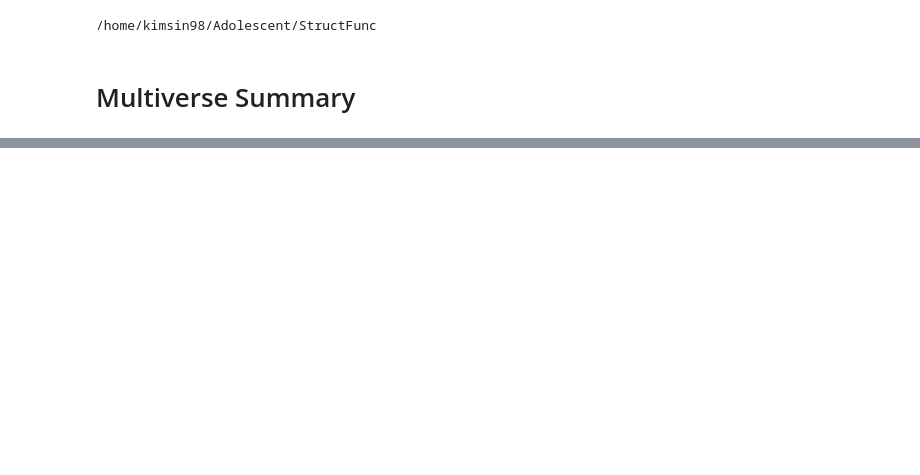
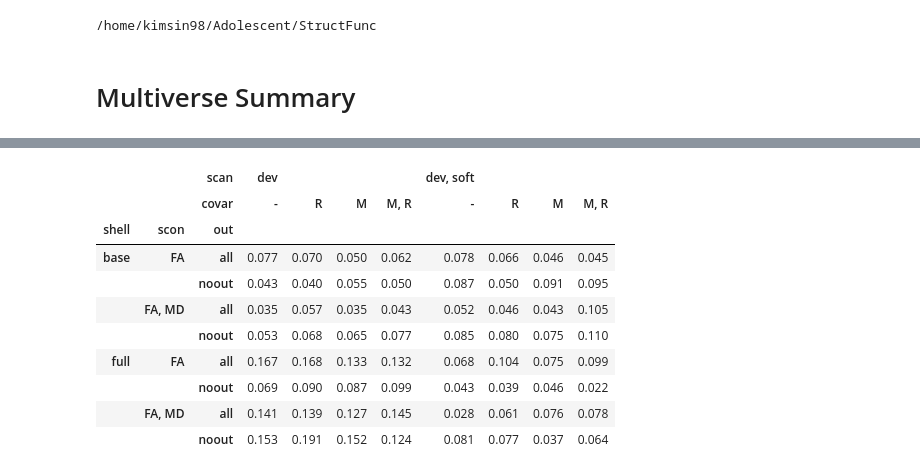
Before and after one commit to AKSoo/StructFunc, a Jupyter notebook: code/Multiverse.ipynb, the cells around one changed output, grey strips where cells are left out. Cells and saved outputs as stored; diff of their text form; code cells hidden in the pictures; blank space fills up the shorter version.

Commit message:
multiverse results

```diff
--- a/code/Multiverse.ipynb
+++ b/code/Multiverse.ipynb
@@ -64,0 +45,55 @@ dtype: float64
+# %%
+series = test['SC_test'].copy()
+index = pd.MultiIndex.from_tuples(series.index.str.split('-', expand=True),
+                                  names=['shell', 'covar', 'scan', 'scon', 'out'])
+series.index = index
+# %%
+covar_order = {'':0, 'r':1, 'm':2, 'mr':3}
+def covar_key(index):
+    return pd.Index([covar_order[i] for i in index],
+                    name=index.name)
+
+SC_test_2d = (series.unstack(['scan', 'covar'])
+              .sort_index(axis=1, level='covar', key=covar_key)
+              .sort_index(axis=1, level='scan', sort_remaining=False)
+              .rename(columns={'':'-', 'm':'M', 'mr':'M, R', 'r':'R', 'devsoft':'dev, soft'},
+                      index={'fa': 'FA', 'famd':'FA, MD'}))
+# %%
+styles = []
+styles.append({
+    'selector': '.index_name',
+    'props': 'font-style: italic; color: black; background-color: darkgrey;'
+})
+styles.append({
+    'selector': 'th:not(.index_name)',
+    'props': 'text-align: center; color: black; background-color: white;'
+})
+styles.append({
+    'selector': 'th.row_heading',
+    'props': 'border-top: 1px solid black;'
+})
+styles.append({
+    'selector': 'th.col_heading',
+    'props': 'border-left: 1px solid black;'
+})
+for c in range(len(SC_test_2d.columns)):
+    styles.append({
+        'selector': f'th.blank.col{c}',
+        'props': 'border-left: 1px solid black;'
+    })
+
+(SC_test_2d.style.format(precision=3).set_table_styles(styles)
+ .set_properties(**{'width':'4em', 'text-align':'center'})
+ .background_gradient(cmap='OrRd', vmin=0, vmax=0.5))
+# %% [output]
+|  |  | scan | dev |  |  |  | dev, soft |  |  |  |
+|  |  | covar | - | R | M | M, R | - | R | M | M, R |
+| shell | scon | out |  |  |  |  |  |  |  |  |
+| base | FA | all | 0.077 | 0.070 | 0.050 | 0.062 | 0.078 | 0.066 | 0.046 | 0.045 |
+|  |  | noout | 0.043 | 0.040 | 0.055 | 0.050 | 0.087 | 0.050 | 0.091 | 0.095 |
+|  | FA, MD | all | 0.035 | 0.057 | 0.035 | 0.043 | 0.052 | 0.046 | 0.043 | 0.105 |
+|  |  | noout | 0.053 | 0.068 | 0.065 | 0.077 | 0.085 | 0.080 | 0.075 | 0.110 |
+| full | FA | all | 0.167 | 0.168 | 0.133 | 0.132 | 0.068 | 0.104 | 0.075 | 0.099 |
+|  |  | noout | 0.069 | 0.090 | 0.087 | 0.099 | 0.043 | 0.039 | 0.046 | 0.022 |
+|  | FA, MD | all | 0.141 | 0.139 | 0.127 | 0.145 | 0.028 | 0.061 | 0.076 | 0.078 |
+|  |  | noout | 0.153 | 0.191 | 0.152 | 0.124 | 0.081 | 0.077 | 0.037 | 0.064 |
```
Also changed, not shown: parts of 32 cells of this notebook.
